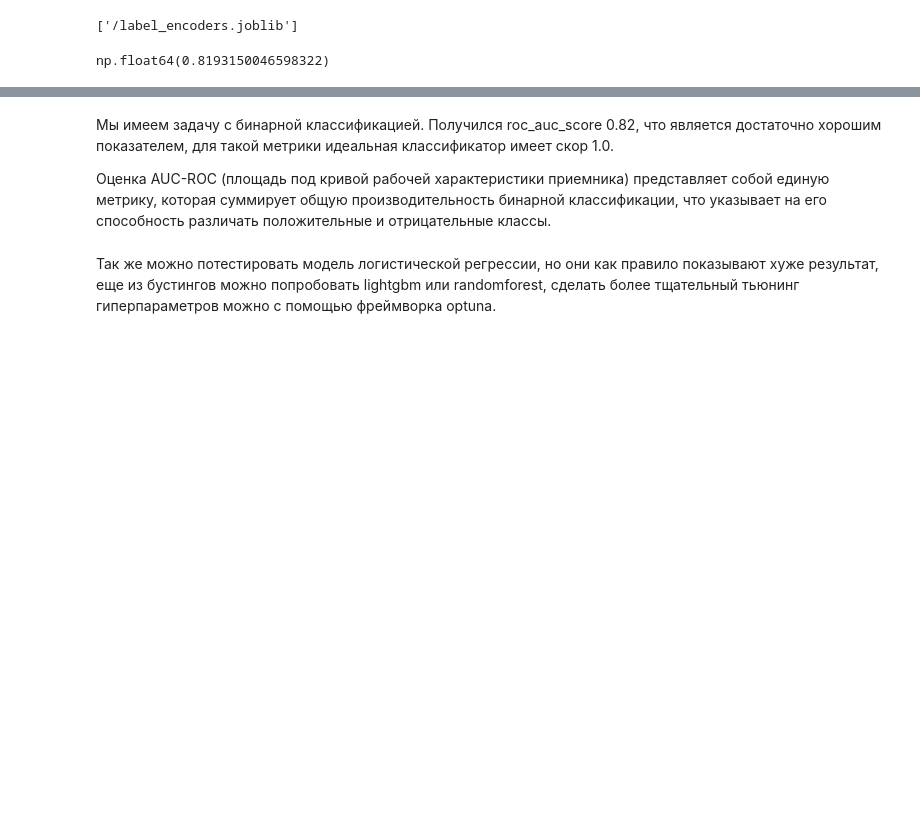
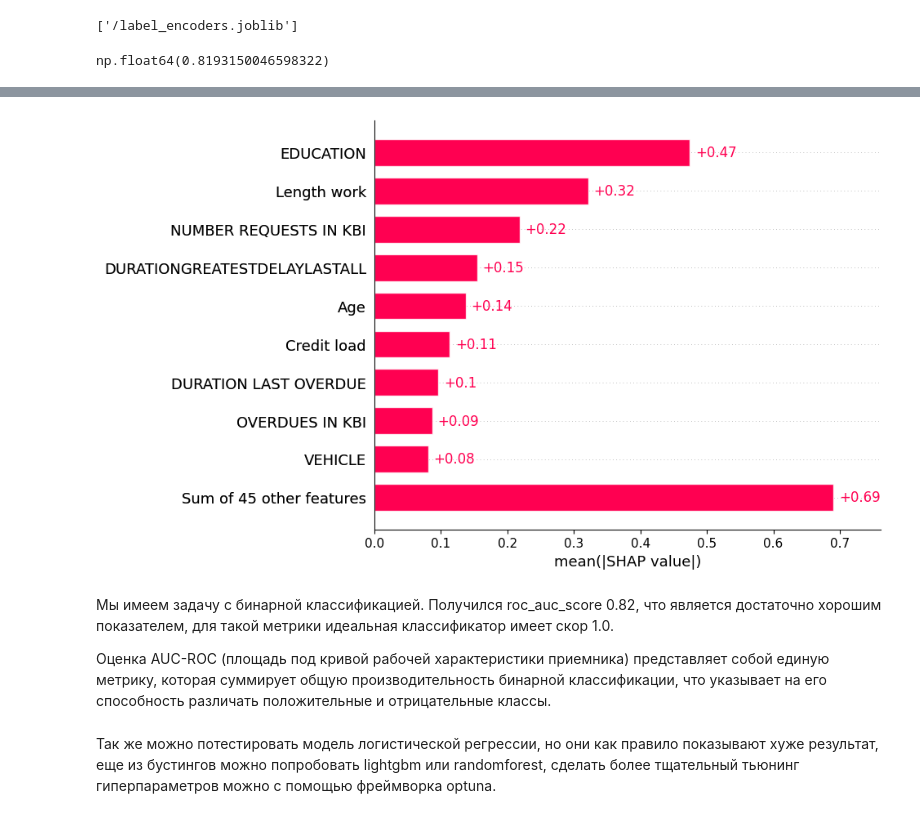
Before and after one commit to sweetd0vee/BGPB-test-project, a Jupyter notebook: 2. ML task/ml.ipynb, the cells around one changed output, grey strips where cells are left out. Saved outputs shown, nothing was run; the diff lists cells and outputs as text; code cells hidden in the pictures; blank space fills up the shorter version.

```diff
--- a/2. ML task/ml.ipynb
+++ b/2. ML task/ml.ipynb
@@ -432,3 +432,10 @@ shap.summary_plot(shap_test, X_test,
+# %%
+explanation= shap.Explanation(values=shap_test,
+                             data=X_test,
+                             feature_names=X_test.columns)
+shap.plots.bar(explanation, max_display=10)
+# %% [output]
+[figure, added]
 # %% [markdown]
 Мы имеем задачу с бинарной классификацией.
 Получился roc_auc_score 0.82, что является достаточно хорошим показателем, для такой метрики идеальная классификатор имеет скор 1.0.
```
Also changed, not shown: parts of 9 cells of this notebook, 9 other files.
